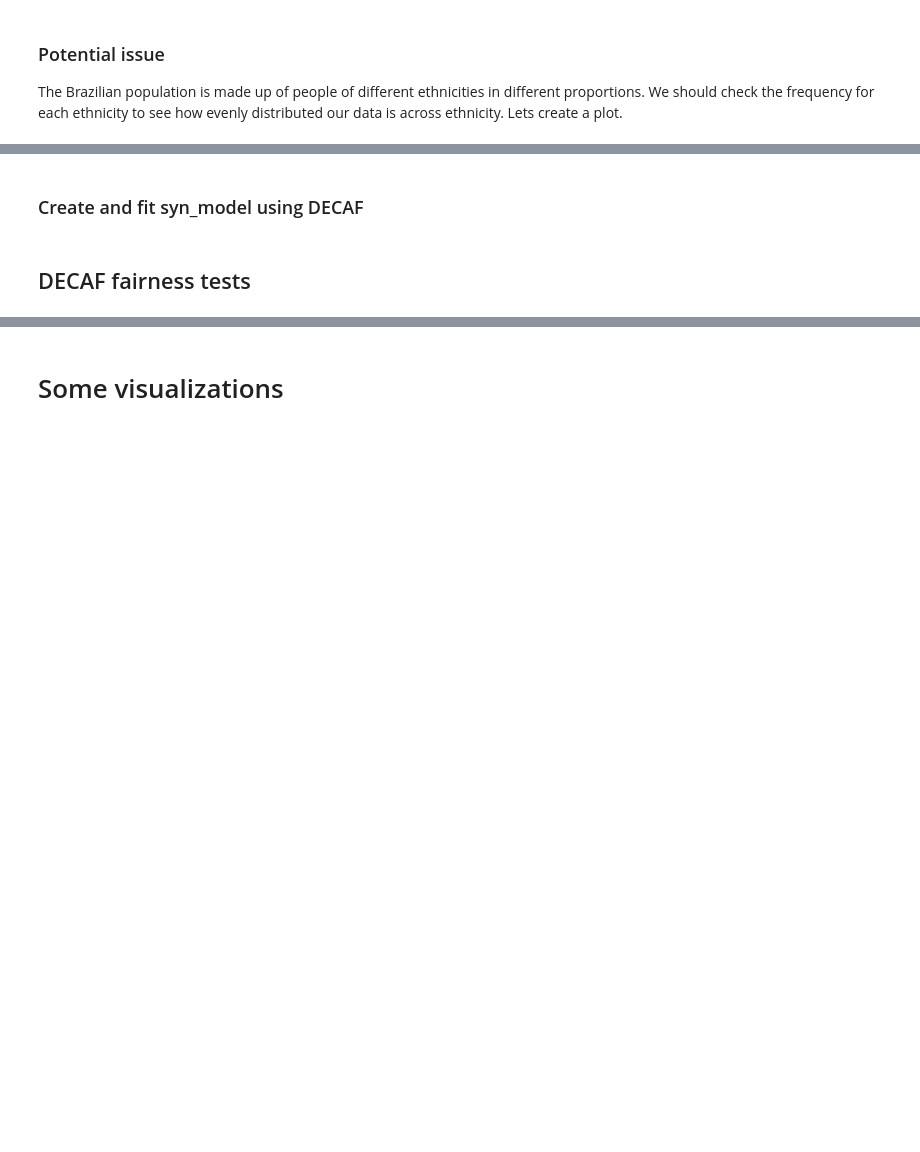
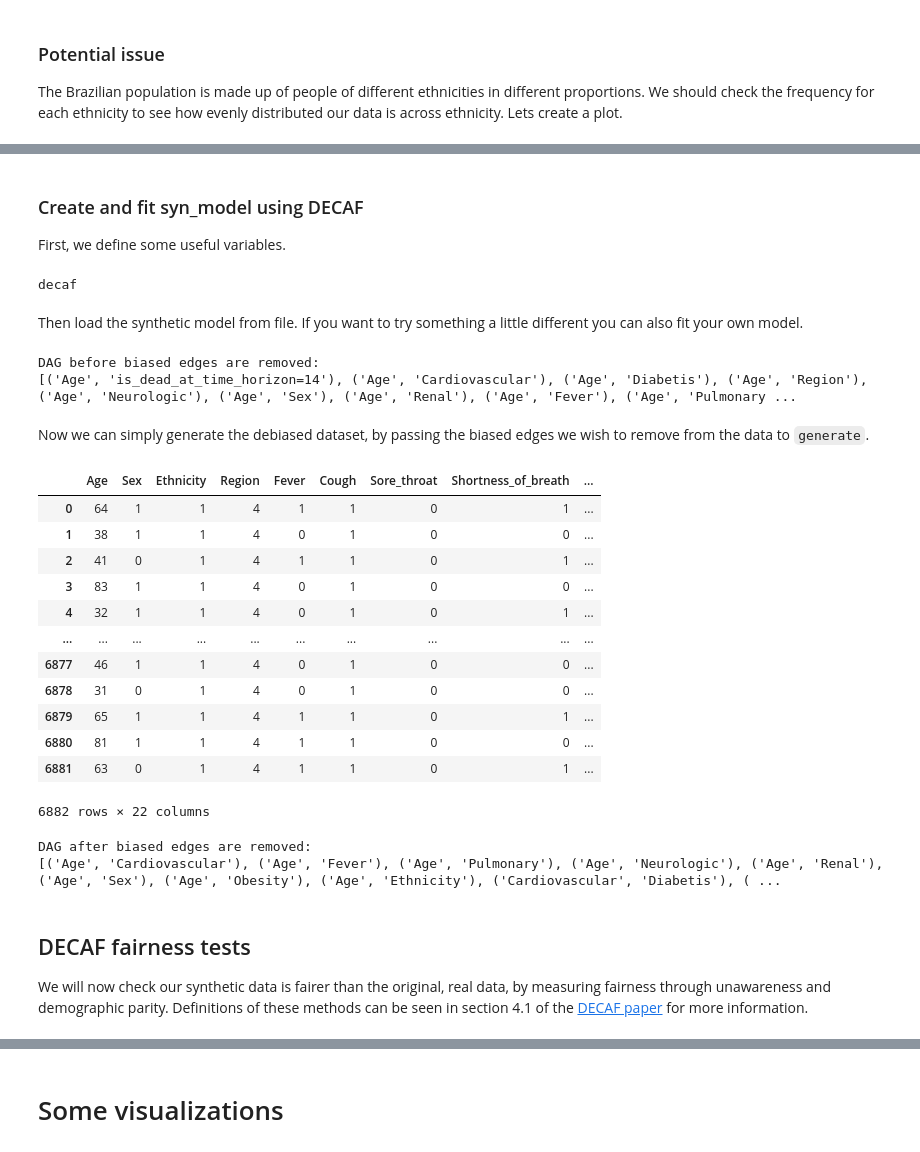
Before and after one commit to vanderschaarlab/synthetic-data-lab, a Jupyter notebook: Tutorials/Case Study 2 - Fairness.ipynb, the cells around one changed output, grey strips where cells are left out. Cells and saved outputs as stored; diff of their text form; code cells hidden in the pictures; blank space fills up the shorter version.

```diff
--- a/Tutorials/Case Study 2 - Fairness.ipynb
+++ b/Tutorials/Case Study 2 - Fairness.ipynb
@@ -173,0 +232,12 @@ print(syn_data["Ethnicity"].value_counts().rename(ethnicity_mapper))
+# %%
+# Define saved model name
+save_file = Path("saved_models") / f"{prefix}_{model}_numericalised_rnd={random_state}.bkp"
+
+# Load if available
+if Path(save_file).exists():
+    syn_model = serialization.load_from_file(save_file)
+# create and fit if not available
+else:
+    syn_model = Plugins().get(model, random_state=3)
+    syn_model.fit(loader, cond=loader["Ethnicity"])
+    serialization.save_to_file(save_file, syn_model)
@@ -261,25 +409,62 @@ display(loader.dataframe())
 # %% [markdown]
 ### Create and fit syn_model using DECAF
+First, we define some useful variables.
 # %%
 prefix = "fairness.causal_generation"
 model = "decaf"
 n_iter = 20
 count = 6882 # set the count equal to the number of rows in the original dataset
+random_state=42
 print(model)
-
-save_file = Path("saved_models") / f"{prefix}_{model}_n_iter={n_iter}_numericalised.bkp"
-if Path(save_file).exists():
-    syn_model = serialization.load_from_file(save_file)
-else:
-    syn_model = decaf_plugin(struct_learning_enabled=True, n_iter=n_iter) # Pass struct_learning_enabled=True in order for the syn_model to learn the Dag
-    dag_before = syn_model.get_dag(loader.dataframe())
-    syn_model.fit(loader, dag=dag_before)
-    print(syn_model.get_dag(loader.dataframe()))
-    serialization.save_to_file(save_file, syn_model)
+# %% [output]
+decaf
+# %% [markdown]
+Then load the synthetic model from file. If you want to try something a little different you can also fit your own model.
+# %%
+
+# Define saved model name
+save_file = Path("saved_models") / f"{prefix}_{model}_n_iter={n_iter}_rnd={random_state}.bkp"
+
+# Load from file if available
+if Path(save_file).exists():
+    syn_model = serialization.load_from_file(save_file)
+    print(f"DAG before biased edges are removed:\n{syn_model.get_dag(loader.dataframe())}")
+
+# create and fit if not available
+else:
+    syn_model = decaf_plugin(struct_learning_enabled=True, n_iter=n_iter, random_state=random_state) # Pass struct_learning_enabled=True in order for the syn_model to learn the Dag
+    dag_before = syn_model.get_dag(loader.dataframe())
+    syn_model.fit(loader, dag=dag_before)
+    serialization.save_to_file(save_file, syn_model)
+    print(f"DAG before biased edges are removed:\n{syn_model.get_dag(loader.dataframe())}")
+# %% [output]
+DAG before biased edges are removed:
+[('Age', 'is_dead_at_time_horizon=14'), ('Age', 'Cardiovascular'), ('Age', 'Diabetis'), ('Age', 'Region'), ('Age', 'Neurologic'), ('Age', 'Sex'), ('Age', 'Renal'), ('Age', 'Fever'), ('Age', 'Pulmonary ...
+# %% [markdown]
+Now we can simply generate the debiased dataset, by passing the biased edges we wish to remove from the data to `generate`.
 # %%
 bias={"Ethnicity": ["is_dead_at_time_horizon=14"]} # This will probably need to be column indices
-decaf_syn_data = syn_model.generate(count, biased_edges=bias)
-print(syn_model.get_dag(decaf_syn_data.dataframe()))
+decaf_syn_data = syn_model.generate(count, biased_edges=bias, random_state=random_state)
+display(decaf_syn_data.dataframe())
+print(f"DAG after biased edges are removed:\n{syn_model.get_dag(decaf_syn_data.dataframe())}")
+# %% [output]
+|  | Age | Sex | Ethnicity | Region | Fever | Cough | Sore_throat | Shortness_of_breath | ... |
+| 0 | 64 | 1 | 1 | 4 | 1 | 1 | 0 | 1 | ... |
+| 1 | 38 | 1 | 1 | 4 | 0 | 1 | 0 | 0 | ... |
+| 2 | 41 | 0 | 1 | 4 | 1 | 1 | 0 | 1 | ... |
+| 3 | 83 | 1 | 1 | 4 | 0 | 1 | 0 | 0 | ... |
+| 4 | 32 | 1 | 1 | 4 | 0 | 1 | 0 | 1 | ... |
+| ... | ... | ... | ... | ... | ... | ... | ... | ... | ... |
+| 6877 | 46 | 1 | 1 | 4 | 0 | 1 | 0 | 0 | ... |
+| 6878 | 31 | 0 | 1 | 4 | 0 | 1 | 0 | 0 | ... |
+| 6879 | 65 | 1 | 1 | 4 | 1 | 1 | 0 | 1 | ... |
+| 6880 | 81 | 1 | 1 | 4 | 1 | 1 | 0 | 0 | ... |
+| 6881 | 63 | 0 | 1 | 4 | 1 | 1 | 0 | 1 | ... |
+6882 rows × 22 columns
+DAG after biased edges are removed:
+[('Age', 'Cardiovascular'), ('Age', 'Fever'), ('Age', 'Pulmonary'), ('Age', 'Neurologic'), ('Age', 'Renal'), ('Age', 'Sex'), ('Age', 'Obesity'), ('Age', 'Ethnicity'), ('Cardiovascular', 'Diabetis'), ( ...
 # %% [markdown]
 ## DECAF fairness tests
+
+We will now check our synthetic data is fairer than the original, real data, by measuring fairness through unawareness and demographic parity. Definitions of these methods can be seen in section 4.1 of the [DECAF paper](https://arxiv.org/abs/2110.12884) for more information.
 # %%
```
Also changed, not shown: parts of 31 cells of this notebook, 5 other files.
